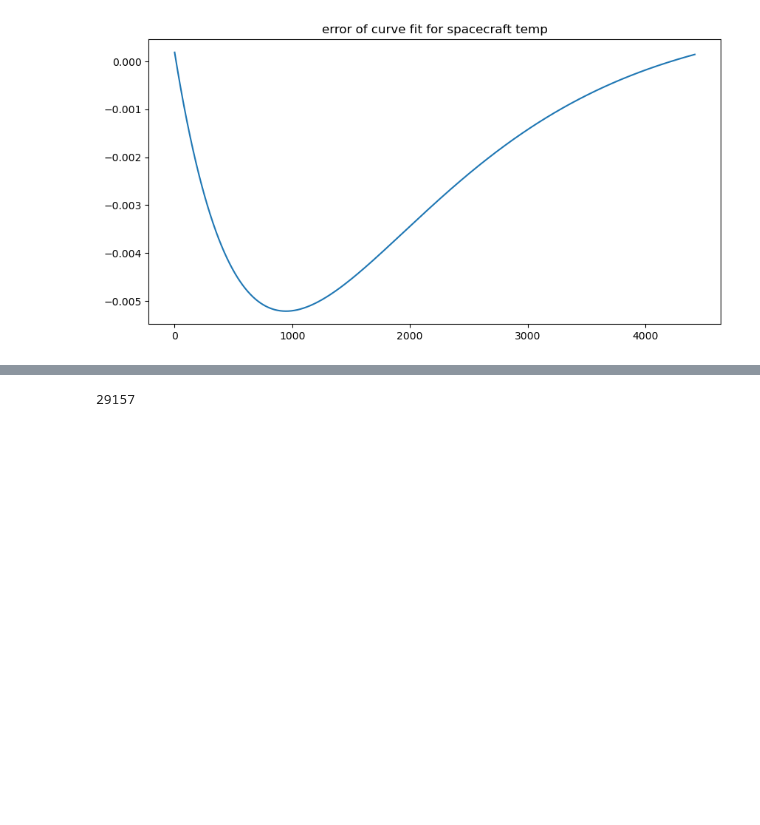
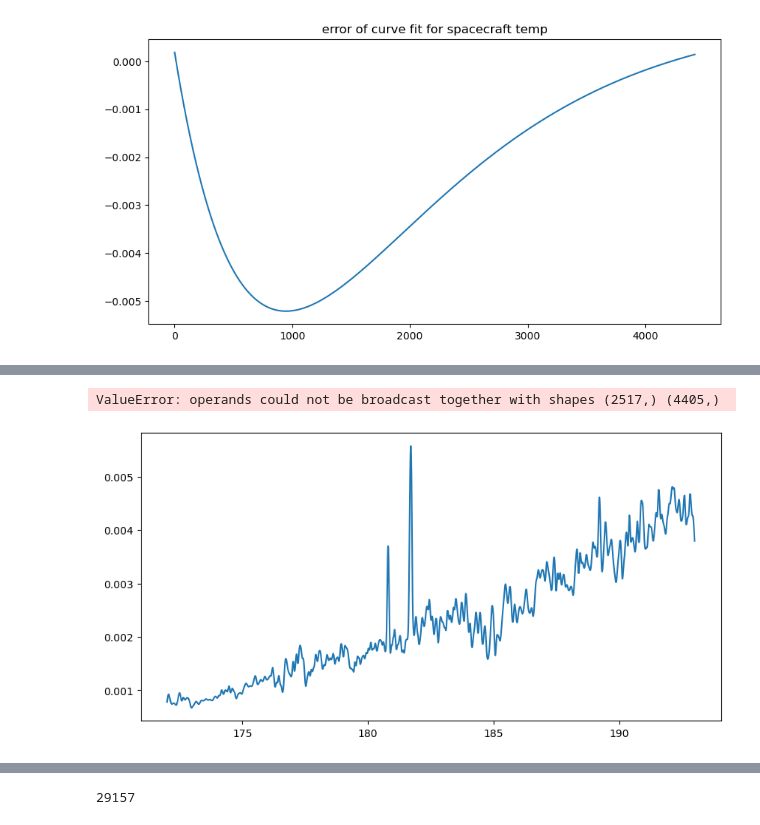
Before and after one commit to pilotchute/lasp_dsse_hw, a Jupyter notebook: DSSE_HW.ipynb, the cells around one changed output, grey strips where cells are left out. Saved outputs shown, nothing was run; the diff lists cells and outputs as text; code cells hidden in the pictures; blank space fills up the shorter version.

```diff
--- a/DSSE_HW.ipynb
+++ b/DSSE_HW.ipynb
@@ -472,3 +474,21 @@ axs[2].plot(dete_temp[up_start_temp:up_end_temp,0]-dete_temp[up_start_temp,0],(d
+# %%
+#wavelengths
+offset = 239532.38
+stepSize = 2.4237772022101214E-6  # [rad/step]
+d = 277.77777777777777  # [nm]
+phiGInRads = 0.08503244115716374  # [rad]
+#gratingPosition comes from inst_tele[:,1]
+gratingPosition = inst_tele[:,1]
+ang1 = (offset - gratingPosition) * stepSize  # [rad]
+wavelength = 2 * d * np.sin(ang1) * np.cos(phiGInRads / 2.0)  # [nm]
+mp.figure(figsize=(10,5))
+mp.plot(refe_spec[:,0],refe_spec[:,1])
+mp.plot(wavelength[up_start:up_end], (inst_tele[up_start:up_end,2]-(dete_temp[up_start_temp:up_end_temp,1]-temp_scale_fit.x[0])*temp_scale_fit.x[1]*1.75)*np.max(refe_spec[:,1])/np.max(inst_tele[up_start:up_end,2]))
+
+# maybe use scikit-image.transform.resize to get the heat curve in the same length as the data bins
+# %% [output]
+ValueError: operands could not be broadcast together with shapes (2517,) (4405,)
+[figure, added]
 # %%
 ans
 # %% [output]
```
Also changed, not shown: parts of 4 cells of this notebook.
